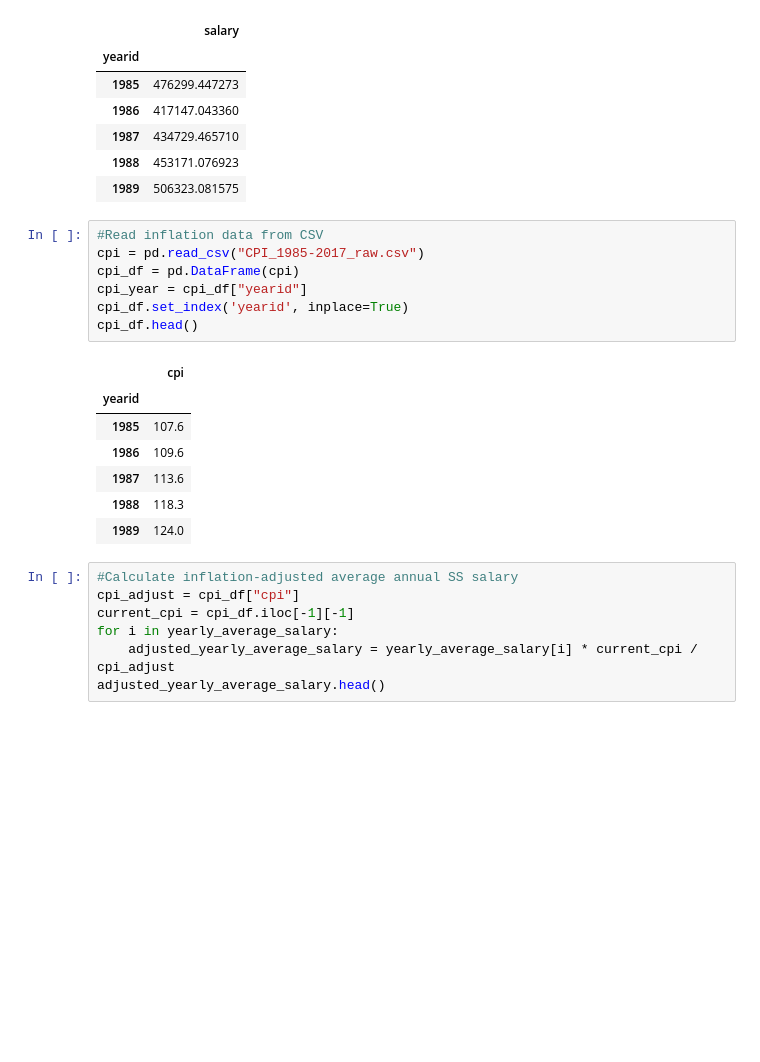
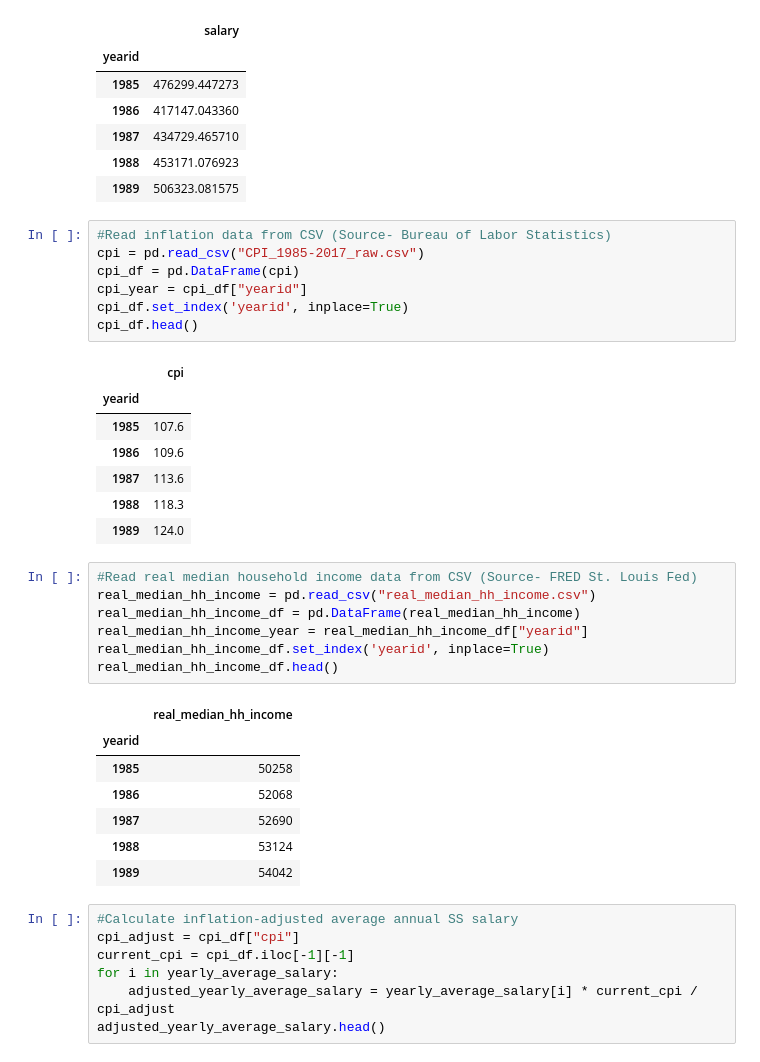
Before and after one commit to javierl79/project_1, a Jupyter notebook: Project One.ipynb, the cells around one changed output. Cells and saved outputs as stored; diff of their text form; blank space fills up the shorter version.

```diff
--- a/Project One.ipynb
+++ b/Project One.ipynb
@@ -70,7 +70,7 @@ yearly_average_salary.head()
 | 1988 | 453171.076923 |
 | 1989 | 506323.081575 |
 # %%
-#Read inflation data from CSV
+#Read inflation data from CSV (Source- Bureau of Labor Statistics)
 cpi = pd.read_csv("CPI_1985-2017_raw.csv")
 cpi_df = pd.DataFrame(cpi)
 cpi_year = cpi_df["yearid"]
@@ -84,6 +84,21 @@ cpi_df.head()
 | 1987 | 113.6 |
 | 1988 | 118.3 |
 | 1989 | 124.0 |
+# %%
+#Read real median household income data from CSV (Source- FRED St. Louis Fed)
+real_median_hh_income = pd.read_csv("real_median_hh_income.csv")
+real_median_hh_income_df = pd.DataFrame(real_median_hh_income)
+real_median_hh_income_year = real_median_hh_income_df["yearid"]
+real_median_hh_income_df.set_index('yearid', inplace=True)
+real_median_hh_income_df.head()
+# %% [output]
+|  | real_median_hh_income |
+| yearid |  |
+| 1985 | 50258 |
+| 1986 | 52068 |
+| 1987 | 52690 |
+| 1988 | 53124 |
+| 1989 | 54042 |
 # %%
 #Calculate inflation-adjusted average annual SS salary
 cpi_adjust = cpi_df["cpi"]
```
Also changed, not shown: parts of 6 cells of this notebook, 4 other files.
